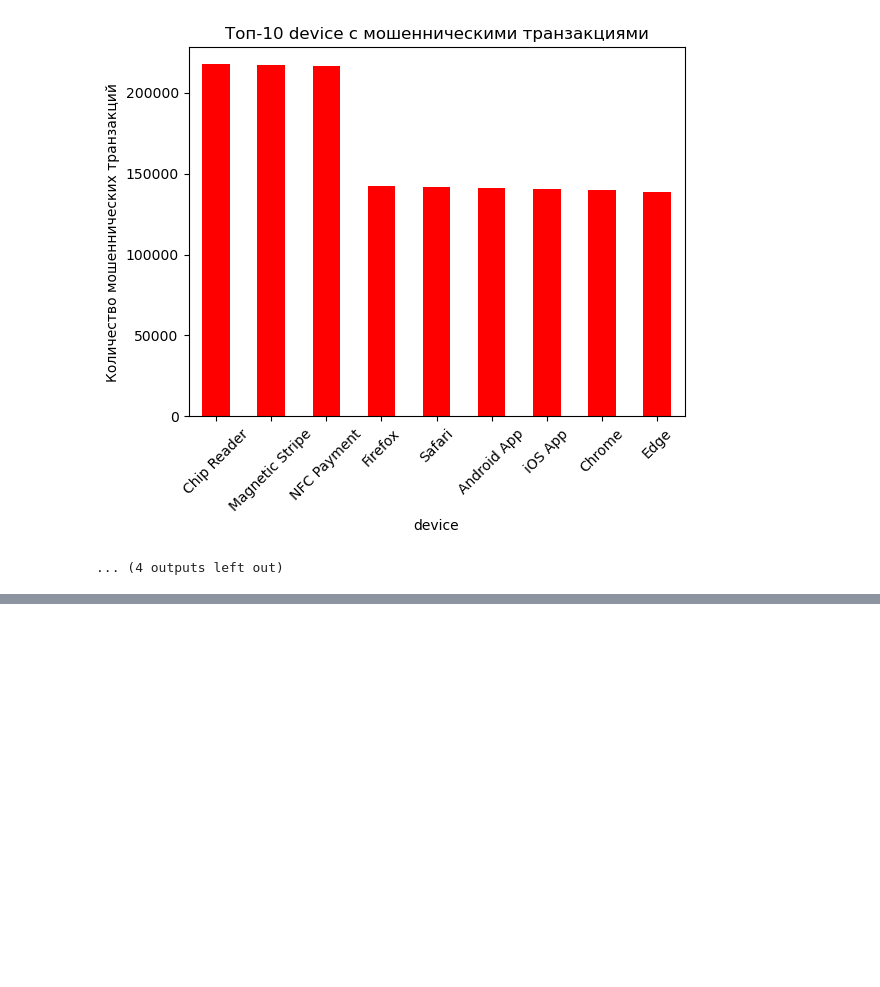
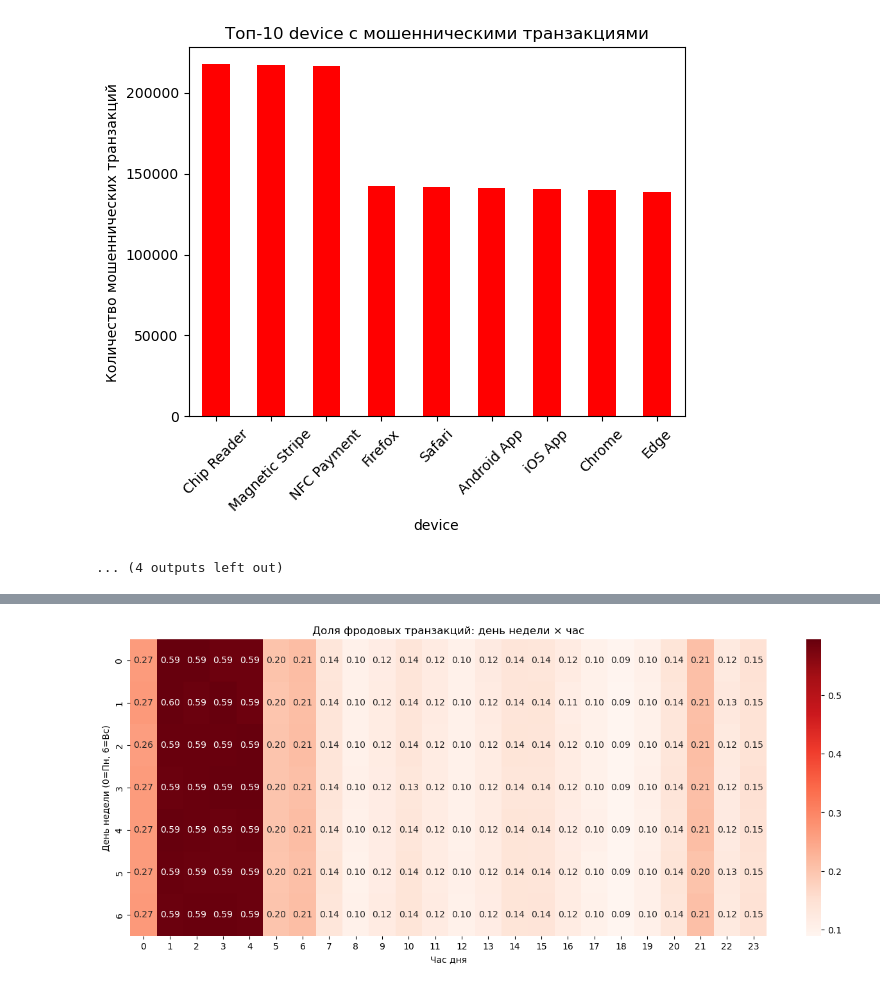
Before and after one commit to milyaushas/transactions-data-research, a Jupyter notebook: EDA.ipynb, the cells around one changed output, grey strips where cells are left out. Saved outputs shown, nothing was run; the diff lists cells and outputs as text; code cells hidden in the pictures; blank space fills up the shorter version.

```diff
--- a/EDA.ipynb
+++ b/EDA.ipynb
@@ -189,0 +427,23 @@ Name: count, dtype: int64
+# %%
+import seaborn as sns
+import matplotlib.pyplot as plt
+
+# День недели: 0 = Понедельник, 6 = Воскресенье
+df['day_of_week'] = df['timestamp'].dt.dayofweek
+df['hour'] = df['timestamp'].dt.hour
+
+# Группировка: доля фродовых транзакций
+heatmap_data = df.groupby(['day_of_week', 'hour'])['is_fraud'].mean().reset_index()
+
+# Превращаем в матрицу для тепловой карты
+heatmap_matrix = heatmap_data.pivot(index='day_of_week', columns='hour', values='is_fraud')
+
+# Визуализация
+plt.figure(figsize=(16,6))
+sns.heatmap(heatmap_matrix, cmap='Reds', annot=True, fmt=".2f")
+plt.title('Доля фродовых транзакций: день недели × час')
+plt.xlabel('Час дня')
+plt.ylabel('День недели (0=Пн, 6=Вс)')
+plt.show()
+# %% [output]
+[figure, added]
```
Also changed, not shown: parts of 5 cells of this notebook.
